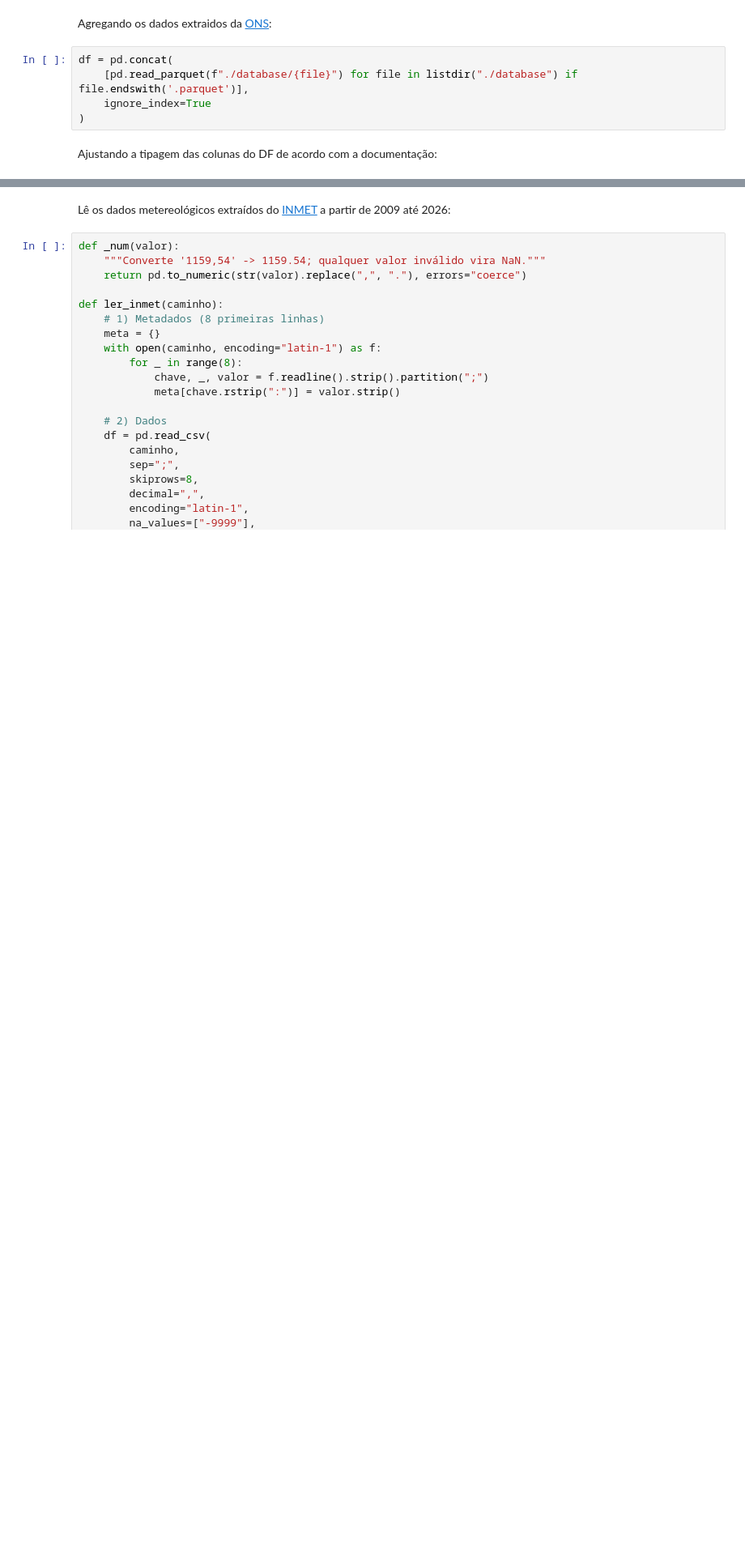
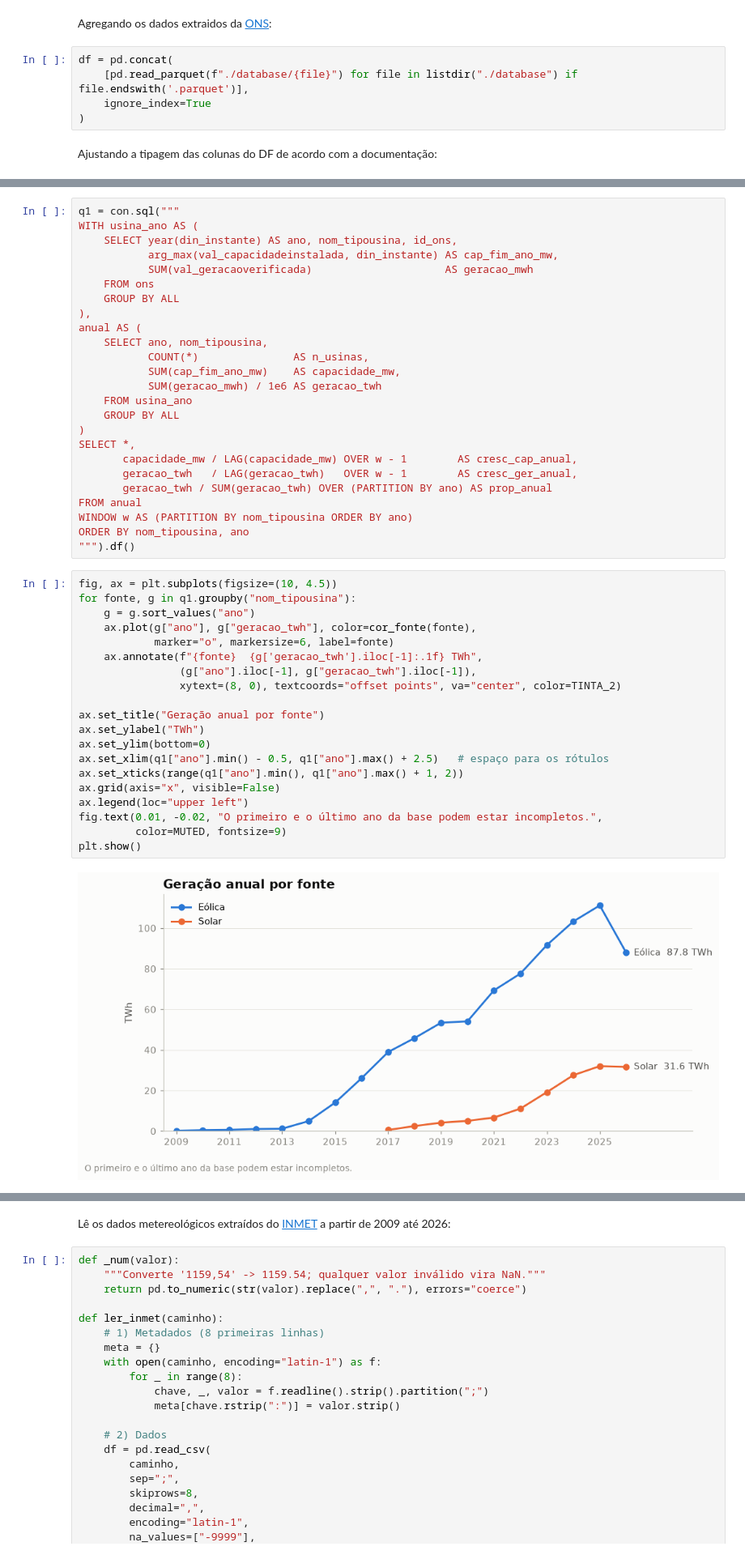
Before and after one commit to batichotti/wind-solar-capacity-predictor, a Jupyter notebook: notebook_tabpfn.ipynb, the cells around one changed output, grey strips where cells are left out. Shown at 81% size. Drawn from its saved outputs; the diff is of its cells as text; blank space fills up the shorter version.

```diff
--- a/notebook_tabpfn.ipynb
+++ b/notebook_tabpfn.ipynb
@@ -73,0 +106,47 @@ ano_alvo = 2016
+# %%
+q1 = con.sql("""
+WITH usina_ano AS (
+    SELECT year(din_instante) AS ano, nom_tipousina, id_ons,
+           arg_max(val_capacidadeinstalada, din_instante) AS cap_fim_ano_mw,
+           SUM(val_geracaoverificada)                     AS geracao_mwh
+    FROM ons
+    GROUP BY ALL
+),
+anual AS (
+    SELECT ano, nom_tipousina,
+           COUNT(*)               AS n_usinas,
+           SUM(cap_fim_ano_mw)    AS capacidade_mw,
+           SUM(geracao_mwh) / 1e6 AS geracao_twh
+    FROM usina_ano
+    GROUP BY ALL
+)
+SELECT *,
+       capacidade_mw / LAG(capacidade_mw) OVER w - 1        AS cresc_cap_anual,
+       geracao_twh   / LAG(geracao_twh)   OVER w - 1        AS cresc_ger_anual,
+       geracao_twh / SUM(geracao_twh) OVER (PARTITION BY ano) AS prop_anual
+FROM anual
+WINDOW w AS (PARTITION BY nom_tipousina ORDER BY ano)
+ORDER BY nom_tipousina, ano
+""").df()
+# %%
+fig, ax = plt.subplots(figsize=(10, 4.5))
+for fonte, g in q1.groupby("nom_tipousina"):
+    g = g.sort_values("ano")
+    ax.plot(g["ano"], g["geracao_twh"], color=cor_fonte(fonte),
+            marker="o", markersize=6, label=fonte)
+    ax.annotate(f"{fonte}  {g['geracao_twh'].iloc[-1]:.1f} TWh",
+                (g["ano"].iloc[-1], g["geracao_twh"].iloc[-1]),
+                xytext=(8, 0), textcoords="offset points", va="center", color=TINTA_2)
+
+ax.set_title("Geração anual por fonte")
+ax.set_ylabel("TWh")
+ax.set_ylim(bottom=0)
+ax.set_xlim(q1["ano"].min() - 0.5, q1["ano"].max() + 2.5)   # espaço para os rótulos
+ax.set_xticks(range(q1["ano"].min(), q1["ano"].max() + 1, 2))
+ax.grid(axis="x", visible=False)
+ax.legend(loc="upper left")
+fig.text(0.01, -0.02, "O primeiro e o último ano da base podem estar incompletos.",
+         color=MUTED, fontsize=9)
+plt.show()
+# %% [output]
+[figure, added]
```
Also changed, not shown: parts of 30 cells of this notebook, 1 other file.
